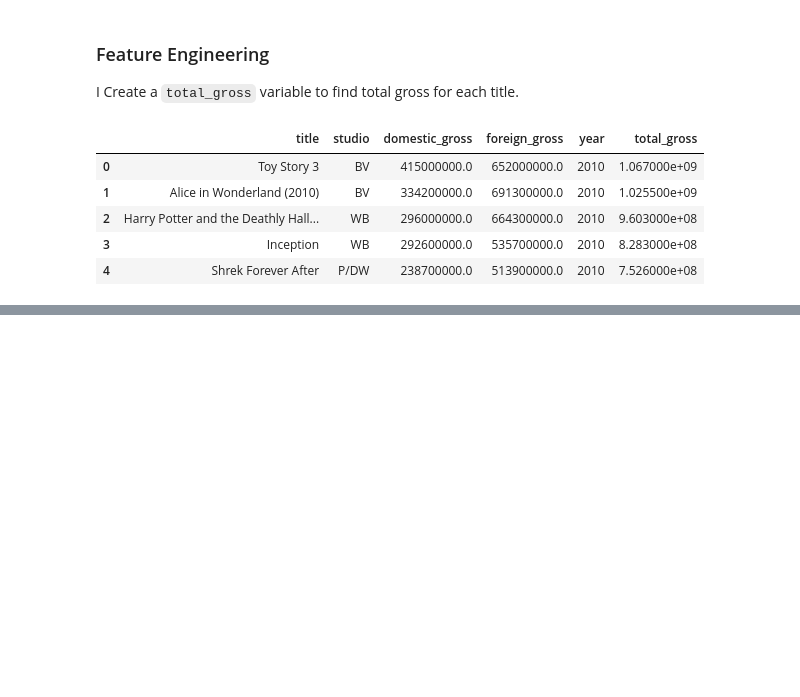
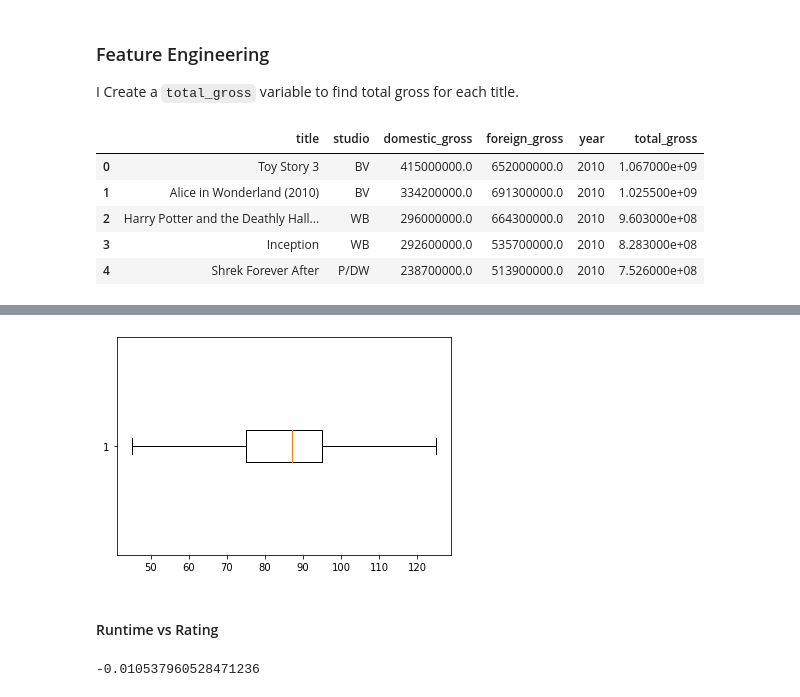
Before and after one commit to OswaldCc/Box-Office-Film-Analysis, a Jupyter notebook: index.ipynb, the cells around one changed output, grey strips where cells are left out. Saved outputs shown, nothing was run; the diff lists cells and outputs as text; code cells hidden in the pictures; blank space fills up the shorter version.

```diff
--- a/index.ipynb
+++ b/index.ipynb
@@ -260,0 +388,18 @@ movie_gross.to_csv('./cleaned_movie_gross.csv')
+# %%
+# PLotting boxplot and removing the outliers to get a sense of the scale to be used in plotting the relationship scatter plot
+fig, ax =plt.subplots()
+red_square = dict(markerfacecolor='r', marker='s')
+ax.boxplot(titles_and_ratings['runtime_minutes'],vert=False,showfliers=False)
+plt.show()
+# %% [output]
+[figure, added]
+# %% [markdown]
+#### Runtime vs Rating
+# %%
+#Calculating the correlation
+runtime=titles_and_ratings['runtime_minutes']
+rating=titles_and_ratings['averagerating']
+correlation=runtime.corr(rating)
+correlation
+# %% [output]
+-0.010537960528471236
```
Also changed, not shown: parts of 41 cells of this notebook, 1 other file.
